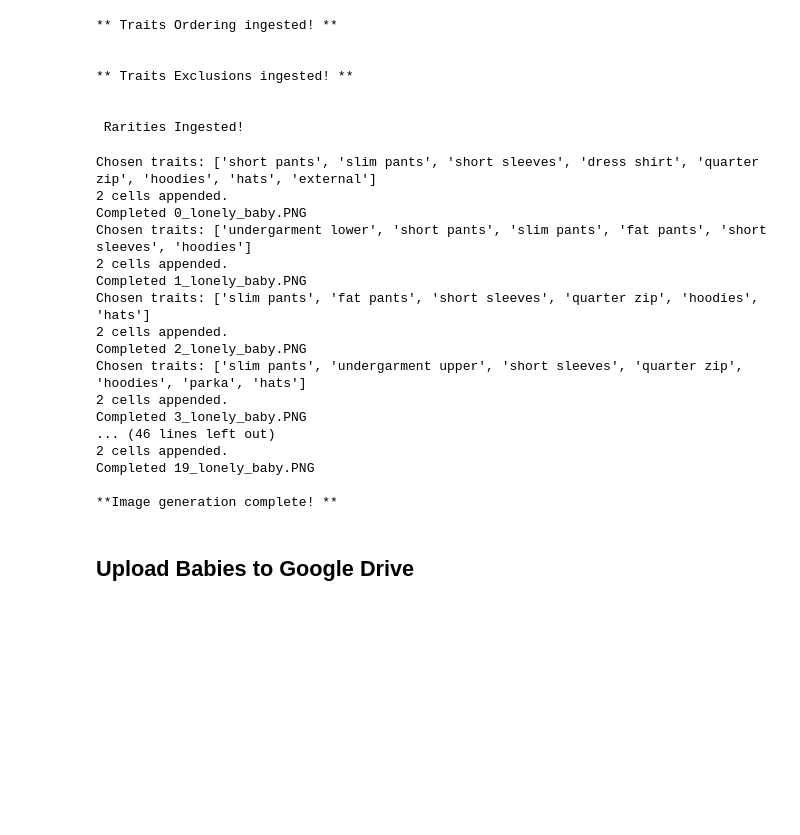
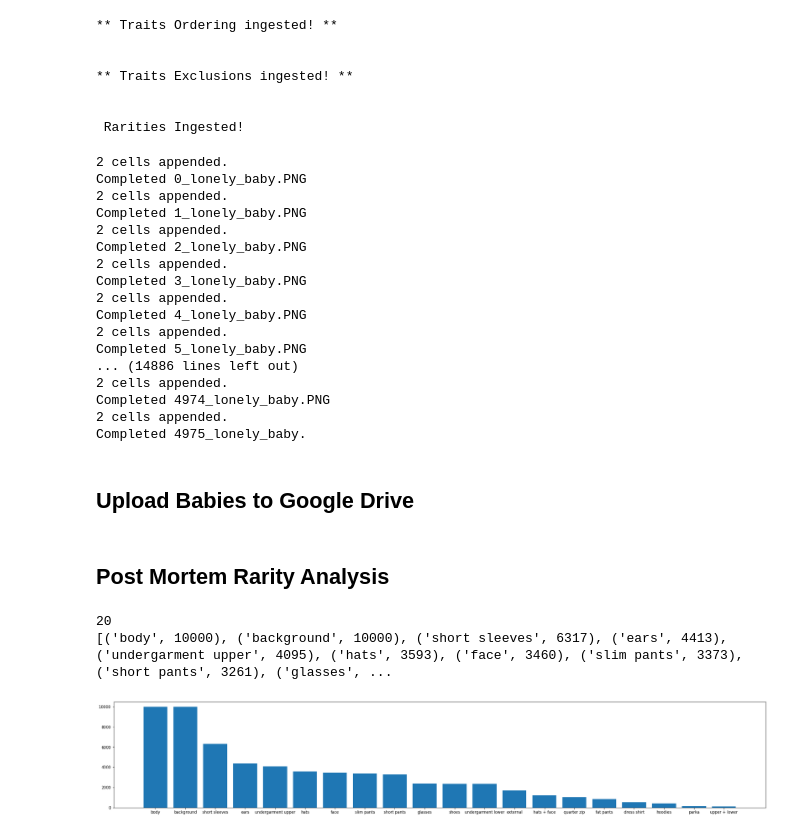
Before and after one commit to divyam-khandelwal/Lonely-Baby-Daycare-NFT, a Jupyter notebook: lonely_baby_daycare.ipynb, the cells around one changed output. Saved outputs shown, nothing was run; the diff lists cells and outputs as text; code cells hidden in the pictures; blank space fills up the shorter version.

Commit message:
Complete baby generation and add transparent baby generation logic

```diff
--- a/lonely_baby_daycare.ipynb
+++ b/lonely_baby_daycare.ipynb
@@ -427,7 +446,7 @@ import shutil
 
 
 # top level
-def generate_baby(ordered_traits, traits_base_filepath, babies_base_filepath):
+def generate_baby_traits(ordered_traits, traits_base_filepath, babies_base_filepath):
 
     # BFS for trait images selection
     picked_trait_images = []
@@ -457,7 +476,7 @@ def generate_baby(ordered_traits, traits_base_filepath, babies_base_filepath):
             _, [chosen_trait] = rarity_chooser([], face_traits)
             chosen_face_traits.append(chosen_trait)
     else:
-        num_face_traits = random.randint(0, 2)
+        num_face_traits = random.randint(1, 3)
         for _ in range(num_face_traits):
             _, [chosen_trait] = rarity_chooser([], face_traits)
             chosen_face_traits.append(chosen_trait)
@@ -479,7 +498,7 @@ def generate_baby(ordered_traits, traits_base_filepath, babies_base_filepath):
 #     final_chosen_traits = [trait for x in ordered_traits for trait in unsorted_chosen_traits if trait == x]
     final_chosen_traits = sort_on_list_order(unsorted_chosen_traits, ordered_traits)
 
-    print("Chosen traits: " + str(final_chosen_traits))
+#     print("Chosen traits: " + str(final_chosen_traits))
 
     while final_chosen_traits:
         curr = final_chosen_traits.pop(0)
@@ -493,6 +512,9 @@ def generate_baby(ordered_traits, traits_base_filepath, babies_base_filepath):
         if picked_trait_image:
             picked_trait_images.extend(picked_trait_image)
 
+    return picked_trait_images
+
+def generate_baby_image(picked_trait_images):
 
     # Layer the images
     x, y = Image.open(picked_trait_images[0]).size
@@ -537,7 +559,8 @@ for i in range(images_count):
     if i != 0 and i % pagination_chunk == 0:
         upload_files_with_pagination()
 
-    final_baby_image, picked_images = generate_baby(ordered_traits.copy(), traits_base_filepath, babies_base_filepath)
+    picked_traits_images = generate_baby_traits(ordered_traits.copy(), traits_base_filepath, babies_base_filepath)
+    final_baby_image, picked_images = generate_baby_image(picked_traits_images)
 
     # Write the image to file
     final_baby_image_file = '{:d}_lonely_baby.PNG'.format(i)
@@ -560,23 +583,23 @@ for i in range(images_count):
 
 print("\n**Image generation complete! **")
 # %% [output]
-Chosen traits: ['short pants', 'slim pants', 'short sleeves', 'dress shirt', 'quarter zip', 'hoodies', 'hats', 'external']
 2 cells appended.
 Completed 0_lonely_baby.PNG
-Chosen traits: ['undergarment lower', 'short pants', 'slim pants', 'fat pants', 'short sleeves', 'hoodies']
 2 cells appended.
 Completed 1_lonely_baby.PNG
-Chosen traits: ['slim pants', 'fat pants', 'short sleeves', 'quarter zip', 'hoodies', 'hats']
 2 cells appended.
 Completed 2_lonely_baby.PNG
-Chosen traits: ['slim pants', 'undergarment upper', 'short sleeves', 'quarter zip', 'hoodies', 'parka', 'hats']
 2 cells appended.
 Completed 3_lonely_baby.PNG
-... (46 lines left out)
 2 cells appended.
-Completed 19_lonely_baby.PNG
-
-**Image generation complete! **
+Completed 4_lonely_baby.PNG
+2 cells appended.
+Completed 5_lonely_baby.PNG
+... (14886 lines left out)
+2 cells appended.
+Completed 4974_lonely_baby.PNG
+2 cells appended.
+Completed 4975_lonely_baby.
 # %% [markdown]
 ## Upload Babies to Google Drive
 # %%
@@ -588,0 +608,39 @@ Completed 19_lonely_baby.PNG
+# %% [markdown]
+## Post Mortem Rarity Analysis
+# %%
+import pandas as pd
+import matplotlib.pylab as plt
+
+# Data ingestion
+result = sheet.values().get(spreadsheetId=BABIES_TO_IMAGES_SPREADSHEET_ID, range='A:B').execute()
+values = result.get('values', [])
+
+def convert_filepaths_to_base_traits(filepaths):
+    return [filepath.split('/')[1] for filepath in filepaths]
+# %%
+df = pd.DataFrame(values, columns=["filename", "picked_images"])
+df['picked_images'] = df['picked_images'].str.split(',')
+
+all_traits = df['picked_images'].apply(convert_filepaths_to_base_traits)
+
+trait_counts = {}
+for traits in all_traits:
+    topmost_traits = list(set(traits))
+    for trait in topmost_traits:
+        if trait not in trait_counts:
+            trait_counts[trait] = 0
+        trait_counts[trait] += 1
+
+trait_counts_list = trait_counts.items()
+trait_counts_list = sorted(trait_counts_list, key=lambda item: item[1], reverse=True)
+print(len(trait_counts_list))
+print(trait_counts_list)
+x, y = zip(*trait_counts_list)
+
+plt.figure(figsize=(30, 5))  # width:20, height:3
+plt.bar(x, y)
+plt.show()
+# %% [output]
+20
+[('body', 10000), ('background', 10000), ('short sleeves', 6317), ('ears', 4413), ('undergarment upper', 4095), ('hats', 3593), ('face', 3460), ('slim pants', 3373), ('short pants', 3261), ('glasses', ...
+[figure, added]
```
Also changed, not shown: parts of 7 cells of this notebook, 1 other file.
